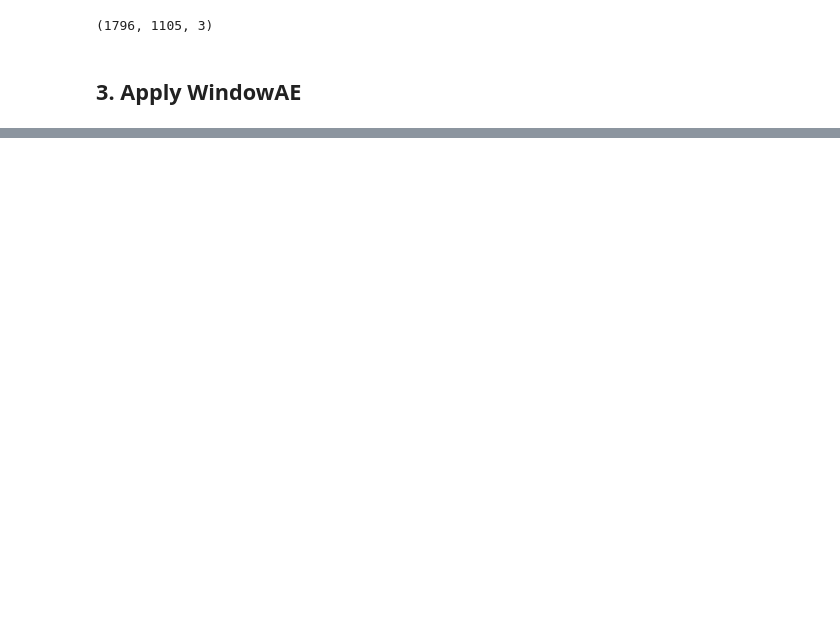
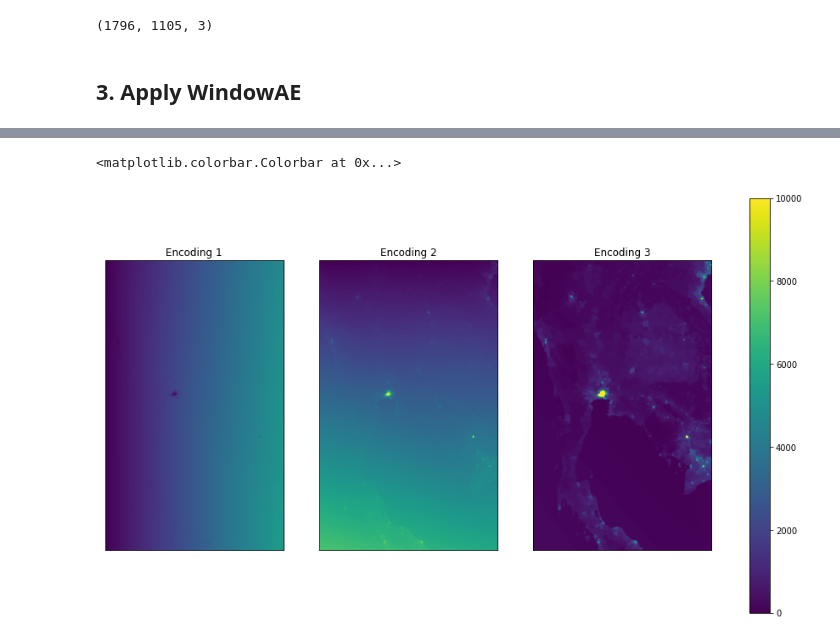
Before and after one commit to olley102/CommunityDetectionURSS, a Jupyter notebook: autoencoder_image_segmentation.ipynb, the cells around one changed output, grey strips where cells are left out. Saved outputs shown, nothing was run; the diff lists cells and outputs as text; code cells hidden in the pictures; blank space fills up the shorter version.

```diff
--- a/autoencoder_image_segmentation.ipynb
+++ b/autoencoder_image_segmentation.ipynb
@@ -319,0 +161,2 @@ ValueError: ignored
+# %%
+encoding = ae.encode(image0, verbose=True, batch_size=image0.shape[1]*10)
@@ -319,0 +237,16 @@ ValueError: ignored
+# %%
+fig = plt.figure(figsize=(16, 9))
+axes = []
+
+for i in range(3):
+  ax = fig.add_subplot(1, 3, i+1)
+  im = ax.imshow(encoding[..., i], vmin=0, vmax=10000)
+  ax.xaxis.set_visible(False)
+  ax.yaxis.set_visible(False)
+  ax.set_title(f'Encoding {i+1}')
+  axes.append(ax)
+
+fig.colorbar(im, ax=axes)
+# %% [output]
+<matplotlib.colorbar.Colorbar at 0x...>
+[figure, added]
```
Also changed, not shown: parts of 34 cells of this notebook.
